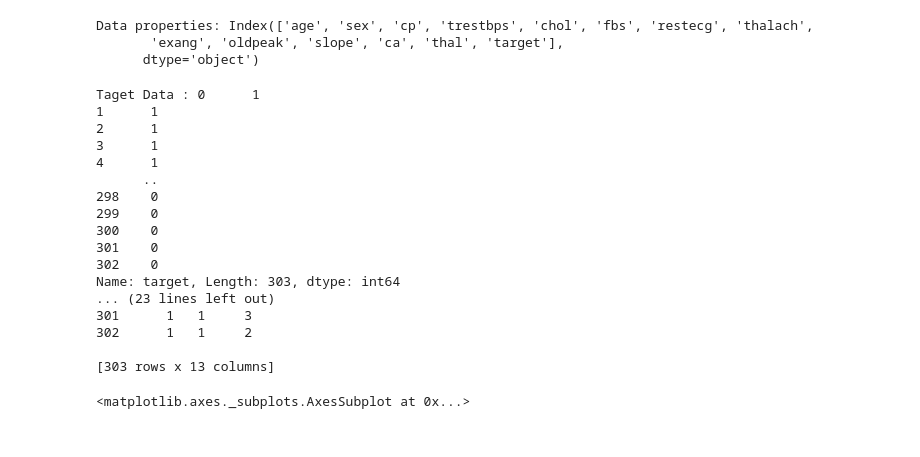
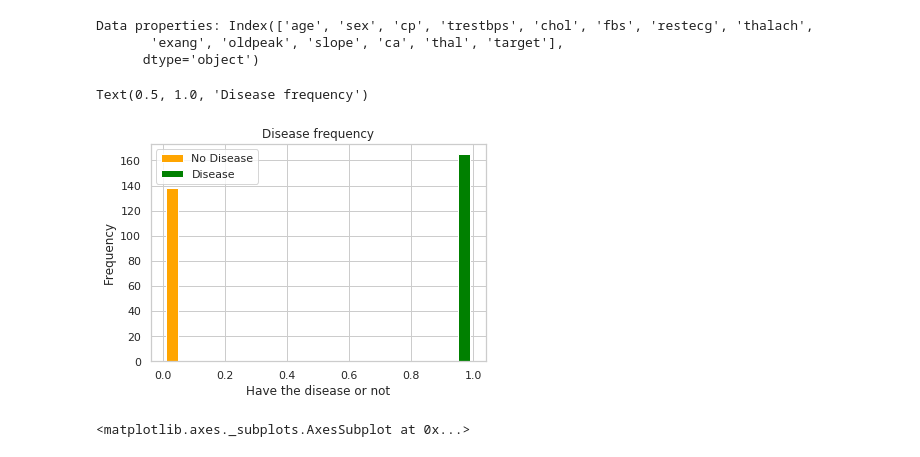
Before and after one commit to IbrahimShamma99/Heart-Disease, a Jupyter notebook: main.ipynb, the cells around one changed output. Drawn from its saved outputs; the diff is of its cells as text; code cells hidden in the pictures.

Commit message:
histogram

```diff
--- a/main.ipynb
+++ b/main.ipynb
@@ -71,27 +71,25 @@ Data properties: Index(['age', 'sex', 'cp', 'trestbps', 'chol', 'fbs', 'restecg'
 # %%
 y = df["target"]
 x = df[df.columns[:-1]]
-# %%
-print("Taget Data :",y)
-print("X Data :",x)
-# %% [output]
-Taget Data : 0      1
-1      1
-2      1
-3      1
-4      1
-      ..
-298    0
-299    0
-300    0
-301    0
-302    0
-Name: target, Length: 303, dtype: int64
-... (23 lines left out)
-301      1   1     3
-302      1   1     2
-
-[303 rows x 13 columns]
+# %%
+neg = []
+pos = []
+for i in range(len(y)):
+    if (y[i] == 0):
+        neg.append(y[i])
+        continue
+    pos.append(y[i])
+# %%
+#0 = no, 1 = yes
+legend = ['No Disease', 'Disease']
+plt.hist([neg,pos], color=["orange","green"])
+plt.legend(legend)
+plt.xlabel("Have the disease or not")
+plt.ylabel("Frequency")
+plt.title("Disease frequency")
+# %% [output]
+Text(0.5, 1.0, 'Disease frequency')
+[figure, added]
 # %%
 corr = df.corr()
 # Generate a mask for the upper triangle
```
Also changed, not shown: parts of 1 cell of this notebook.
